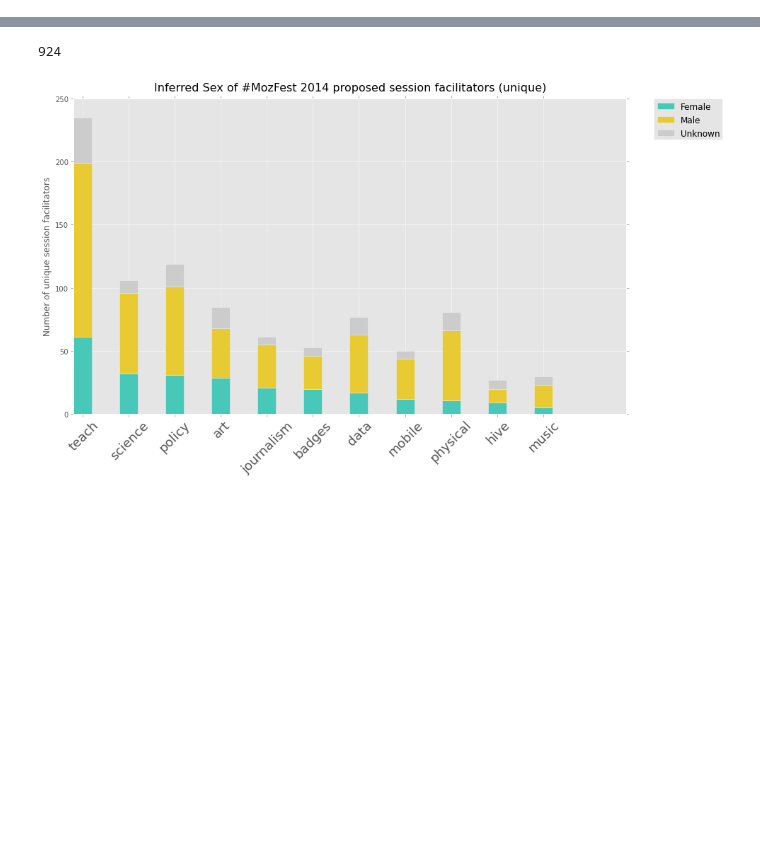
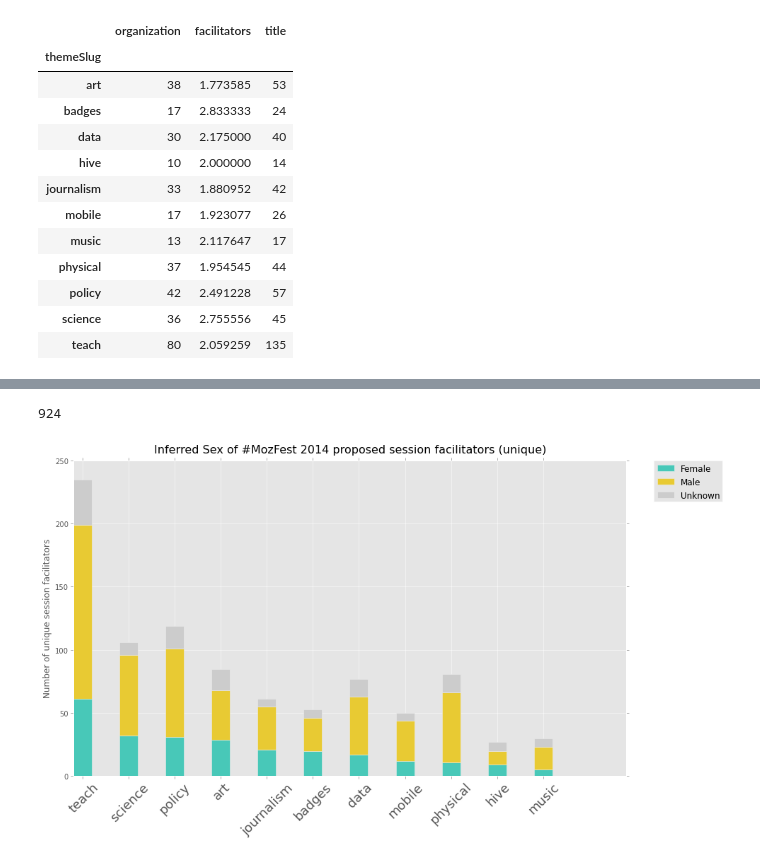
Before and after one commit to natematias/conference-proposers, a Jupyter notebook: Mozilla Session Proposal Report.ipynb, the cells around one changed output, grey strips where cells are left out. Drawn from its saved outputs; the diff is of its cells as text; code cells hidden in the pictures; blank space fills up the shorter version.

```diff
--- a/Mozilla Session Proposal Report.ipynb
+++ b/Mozilla Session Proposal Report.ipynb
@@ -119,0 +90,24 @@ title('Number of Session Proposals and Proposing Organizations by Theme, #MozFes
+# %%
+def _uniques(Series):
+    return len(set(Series))
+
+def _avg_count(Series):
+    return np.mean(Series.apply(len))
+
+sessions_gb_theme = sessions_df.groupby('themeSlug')
+theme_count_df = sessions_gb_theme.aggregate({'organization':_uniques,'title':len,'facilitators':_avg_count})
+theme_count_df
+# %% [output]
+|  | organization | facilitators | title |
+| themeSlug |  |  |  |
+| art | 38 | 1.773585 | 53 |
+| badges | 17 | 2.833333 | 24 |
+| data | 30 | 2.175000 | 40 |
+| hive | 10 | 2.000000 | 14 |
+| journalism | 33 | 1.880952 | 42 |
+| mobile | 17 | 1.923077 | 26 |
+| music | 13 | 2.117647 | 17 |
+| physical | 37 | 1.954545 | 44 |
+| policy | 42 | 2.491228 | 57 |
+| science | 36 | 2.755556 | 45 |
+| teach | 80 | 2.059259 | 135 |
```
Also changed, not shown: parts of 17 cells of this notebook.
